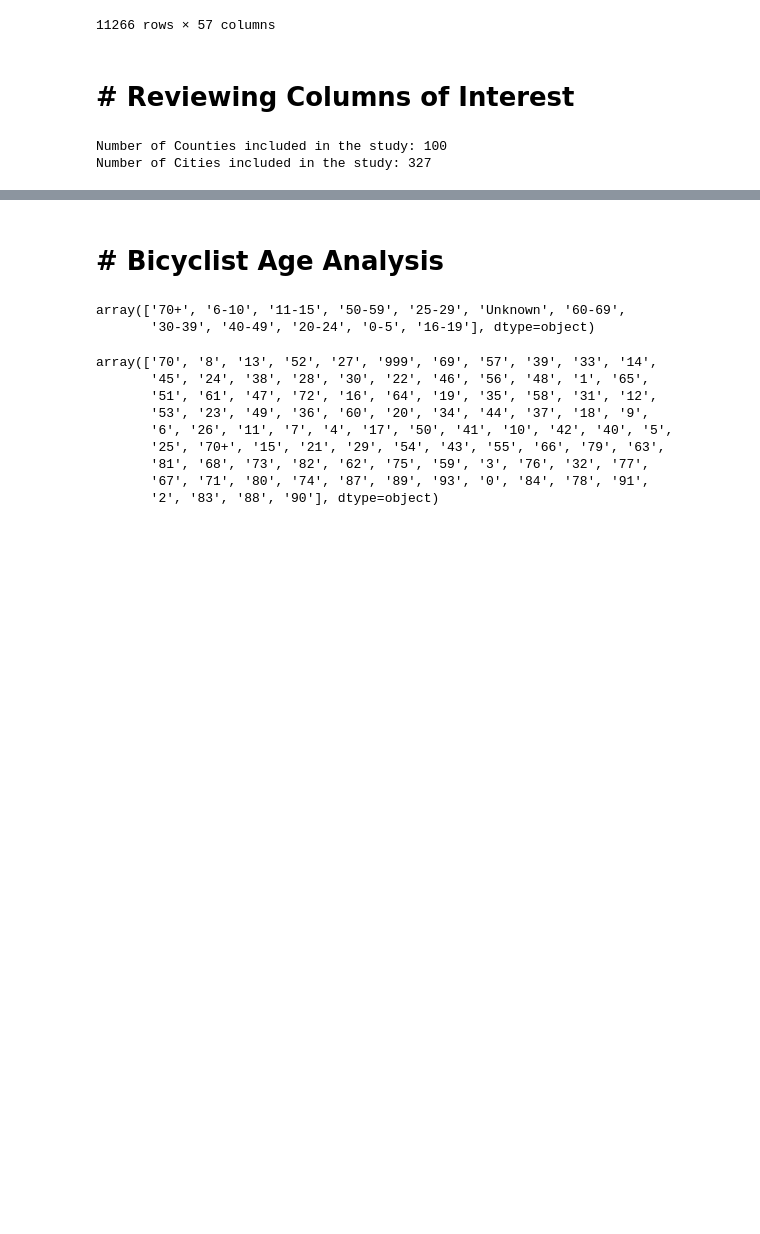
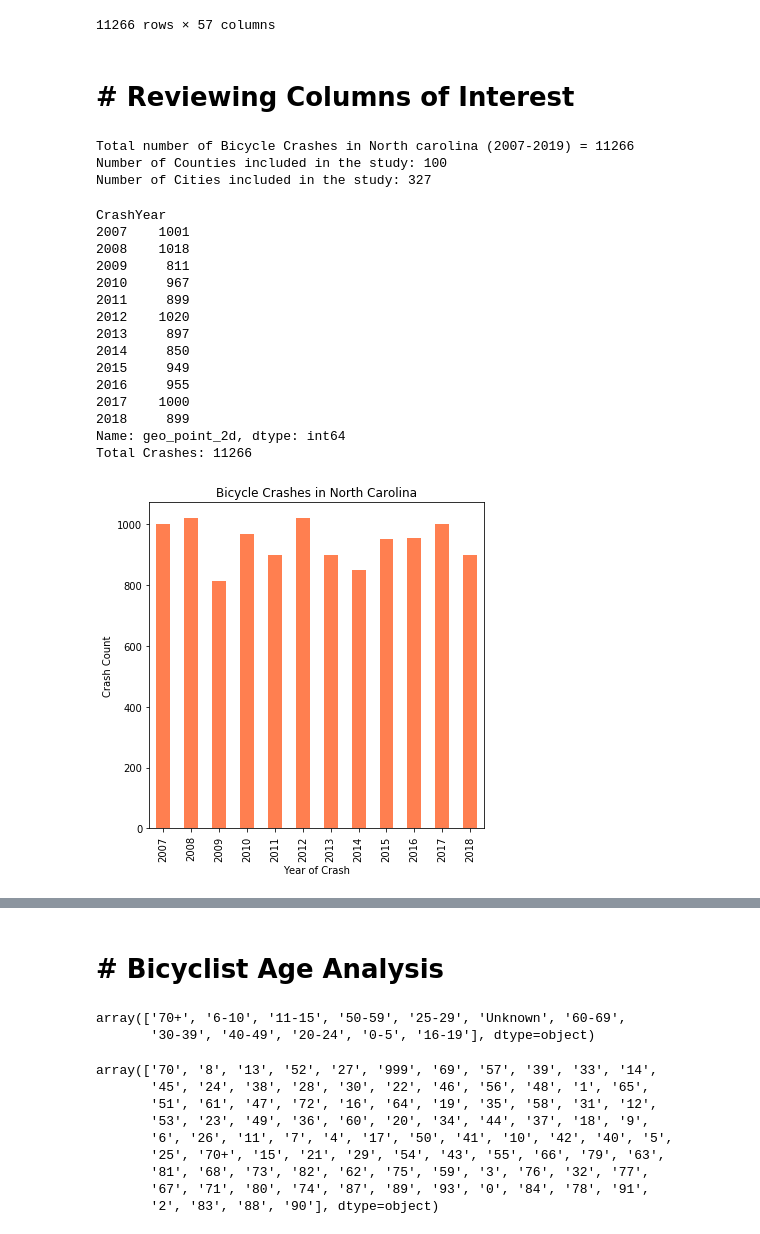
Before and after one commit to waghrayrashi/project-1, a Jupyter notebook: cyclist-analysis.ipynb, the cells around one changed output, grey strips where cells are left out. Drawn from its saved outputs; the diff is of its cells as text; code cells hidden in the pictures; blank space fills up the shorter version.

```diff
--- a/cyclist-analysis.ipynb
+++ b/cyclist-analysis.ipynb
@@ -80,8 +170,47 @@ crash_data
 # Number of cities included in the study
 county_count = crash_data["County"].nunique()
 city_count = crash_data["City"].nunique()
+total_crash_count = severity_df["Number of Crashes"].sum()
+
+print(f"Total number of Bicycle Crashes in North carolina (2007-2019) = {total_crash_count}")
 print (f"Number of Counties included in the study: {county_count}")
 print (f"Number of Cities included in the study: {city_count}")
 # %% [output]
+Total number of Bicycle Crashes in North carolina (2007-2019) = 11266
 Number of Counties included in the study: 100
 Number of Cities included in the study: 327
+# %%
+# Crash count grouped by Crash year
+crashes_by_year = crash_data.groupby(["CrashYear"])["geo_point_2d"].count()
+print(crashes_by_year)
+print(f"Total Crashes: {total_crash_count}")
+
+# Create a bar plot for crashes over time
+fig, ax = plt.subplots()
+ax = crashes_by_year.plot(kind='bar', figsize = (6,6), color = "coral")
+ax.set_xlabel("Year of Crash")
+ax.set_ylabel("Crash Count")
+ax.set_title("Bicycle Crashes in North Carolina")
+
+# Save the bar plot for crashes over time
+plt.savefig("Output/CrashesOverTime.png")
+
+# Display the bar plot for crashes over time
+plt.show()
+# %% [output]
+CrashYear
+2007    1001
+2008    1018
+2009     811
+2010     967
+2011     899
+2012    1020
+2013     897
+2014     850
+2015     949
+2016     955
+2017    1000
+2018     899
+Name: geo_point_2d, dtype: int64
+Total Crashes: 11266
+[figure, added]
```
Also changed, not shown: parts of 32 cells of this notebook, 11 other files.
